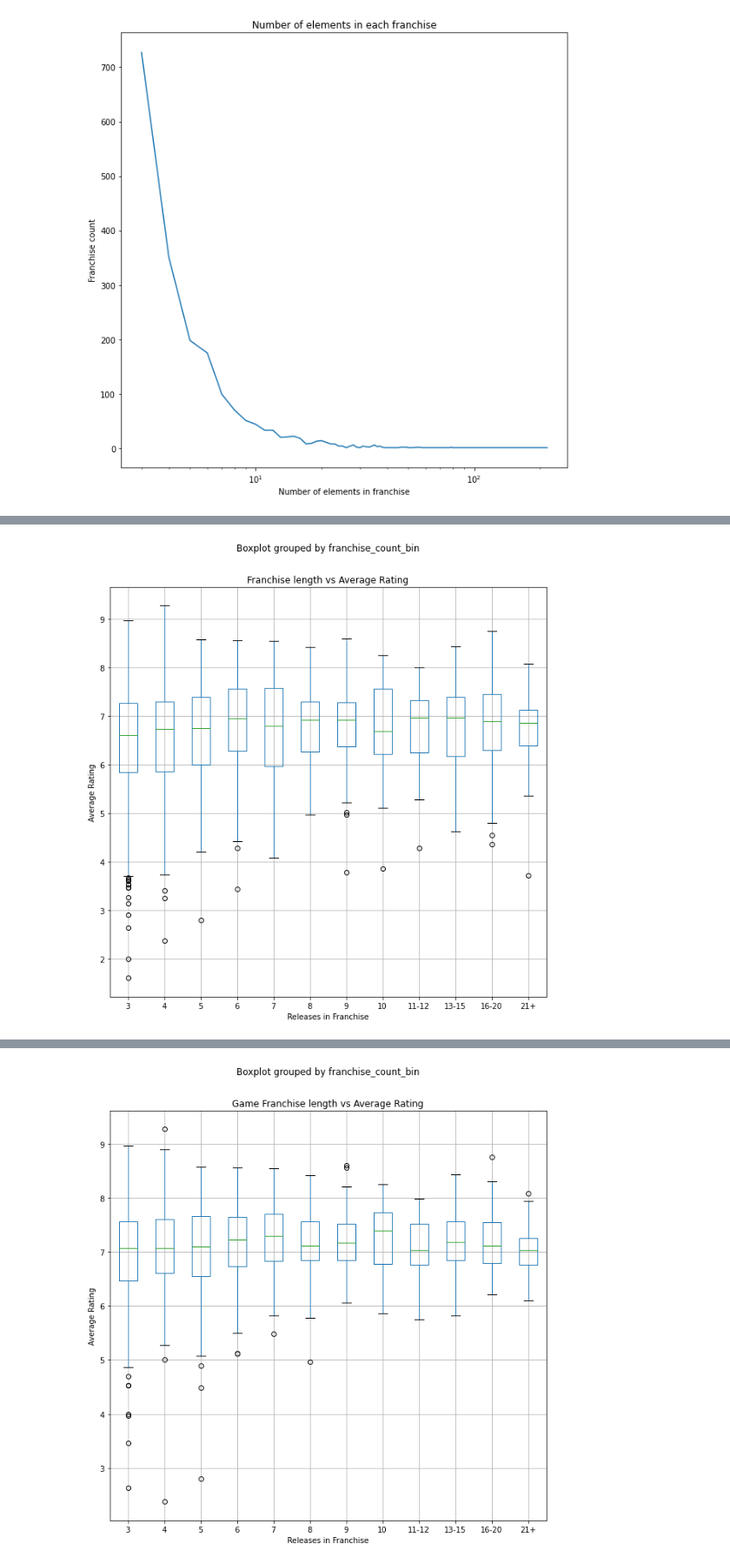
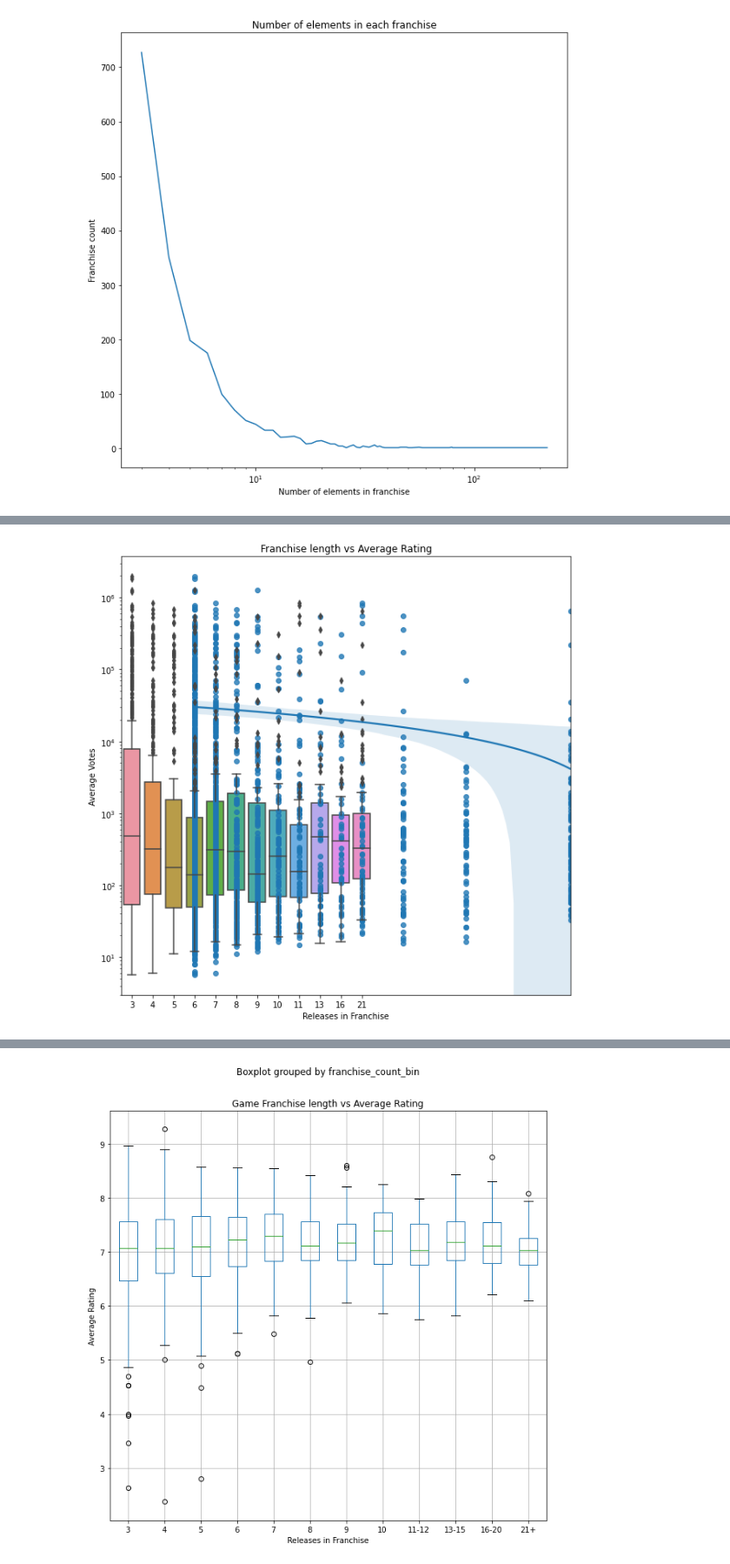
Before and after one commit to adambrennan150/Franchises, a Jupyter notebook: RQ1.ipynb, the cells around one changed output, grey strips where cells are left out. Shown at 87% size. Saved outputs shown, nothing was run; the diff lists cells and outputs as text; code cells hidden in the pictures.

```diff
--- a/RQ1.ipynb
+++ b/RQ1.ipynb
@@ -372,0 +467,5 @@ new_df['franchise_count_bin'].value_counts().sort_index().plot(title = "Number o
+# %%
+bins =[2.5, 3.5, 4.5, 5.5, 6.5, 7.5, 8.5, 9.5, 10.5, 12.5, 15.5, 20.5, 250]
+new_df['min_franchise_count'] = pd.cut(new_df['franchise_count'],bins=bins, labels=["3", "4", "5", "6", "7", "8", "9", "10", "11", "13", "16", "21"])
+# %%
+new_df['min_franchise_count'] = new_df['min_franchise_count'].apply(lambda x: int(x))
@@ -373,10 +489,13 @@ new_df['franchise_count_bin'].value_counts().sort_index().plot(title = "Number o
 # %%
 fig, ax = plt.subplots(figsize=(10,10))
-new_df.boxplot(by = "franchise_count_bin", column = ["rating"], ax = ax)
-#ax.set_yscale('log')
+sns.boxplot(x="min_franchise_count", y="votes", data=new_df, ax=ax)
+sns.regplot(x="min_franchise_count", y="votes", data=new_df, ax=ax)
+#new_df.boxplot(by = "franchise_count_bin", column = ["rating"], ax = ax)
+ax.set_yscale('log')
 ax.set_title("Franchise length vs Average Rating")
 ax.set_xlabel("Releases in Franchise")
-ax.set_ylabel("Average Rating")
+
+ax.set_ylabel("Average Votes")
 plt.show()
 # %% [output]
-[figure, old version]
+[figure, new version]
```
Also changed, not shown: parts of 44 cells of this notebook.
